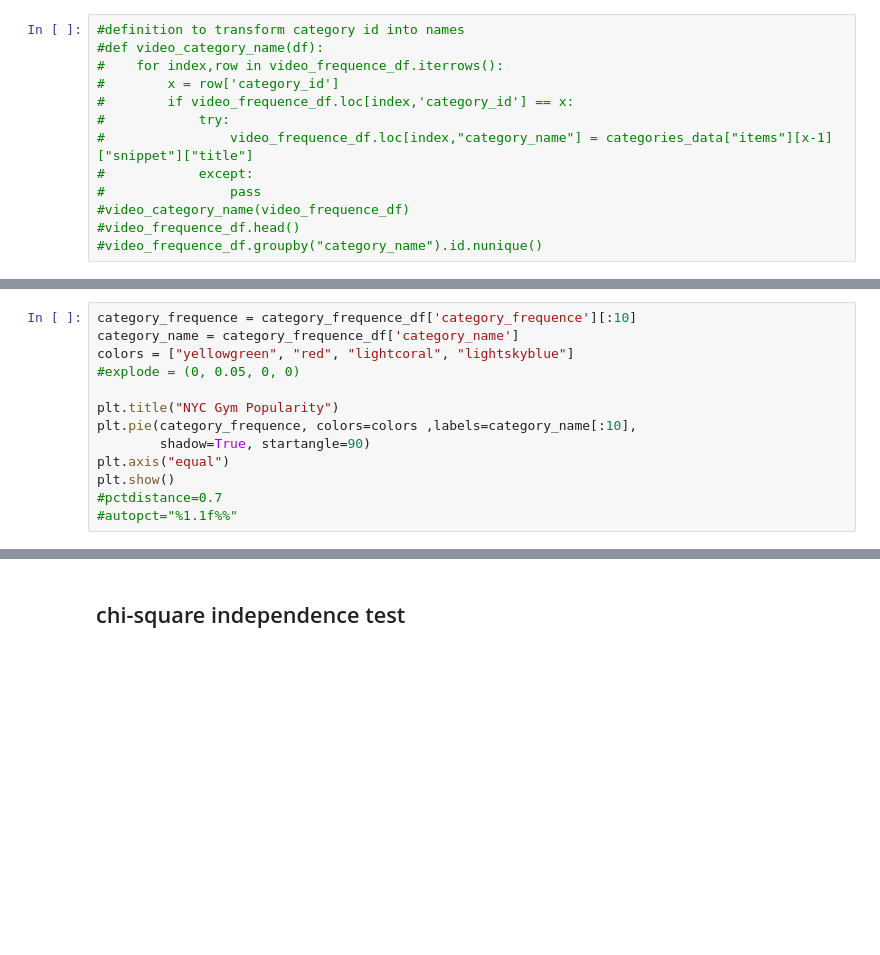
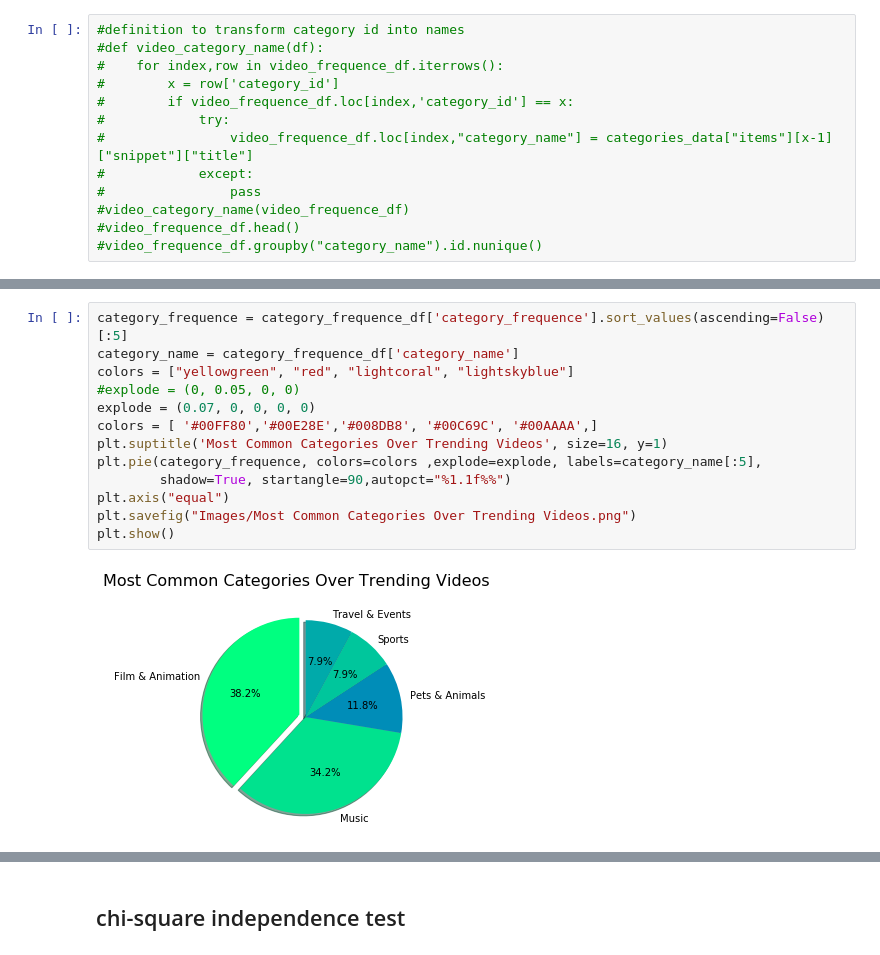
Before and after one commit to CaroMuizzi/Success-on-YouTube-Channels, a Jupyter notebook: cyn_file.ipynb, the cells around one changed output, grey strips where cells are left out. Cells and saved outputs as stored; diff of their text form; blank space fills up the shorter version.

```diff
--- a/cyn_file.ipynb
+++ b/cyn_file.ipynb
@@ -259,16 +278,18 @@ category_frequence_df.sort_values('category_frequence',ascending=False).head(33)
 # %%
-category_frequence = category_frequence_df['category_frequence'][:10]
+category_frequence = category_frequence_df['category_frequence'].sort_values(ascending=False)[:5]
 category_name = category_frequence_df['category_name']
 colors = ["yellowgreen", "red", "lightcoral", "lightskyblue"]
 #explode = (0, 0.05, 0, 0)
-
-plt.title("NYC Gym Popularity")
-plt.pie(category_frequence, colors=colors ,labels=category_name[:10],
-        shadow=True, startangle=90)
+explode = (0.07, 0, 0, 0, 0)
+colors = [ '#00FF80','#00E28E','#008DB8', '#00C69C', '#00AAAA',]
+plt.suptitle('Most Common Categories Over Trending Videos', size=16, y=1)
+plt.pie(category_frequence, colors=colors ,explode=explode, labels=category_name[:5],
+        shadow=True, startangle=90,autopct="%1.1f%%")
 plt.axis("equal")
+plt.savefig("Images/Most Common Categories Over Trending Videos.png")
 plt.show()
-#pctdistance=0.7
-#autopct="%1.1f%%"
+# %% [output]
+[figure, added]
 # %%
 #category_frequence_df.plot(category_name, category_frequence, kind="bar", figsize=(20,3))
 plt.bar(category_frequence_df['category_name'], category_frequence_df['category_frequence'], facecolor="red", alpha=0.75, align="center")
```
Also changed, not shown: parts of 21 cells of this notebook, 16 other files.
